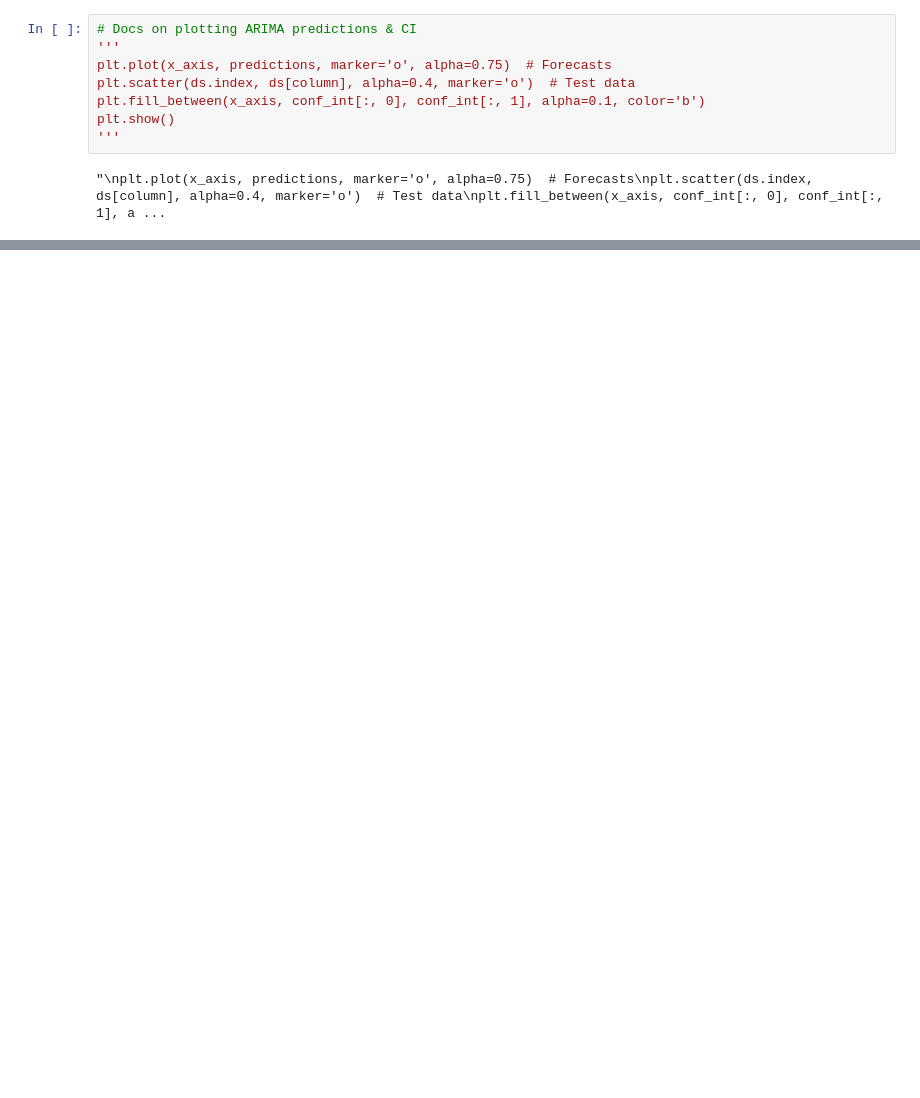
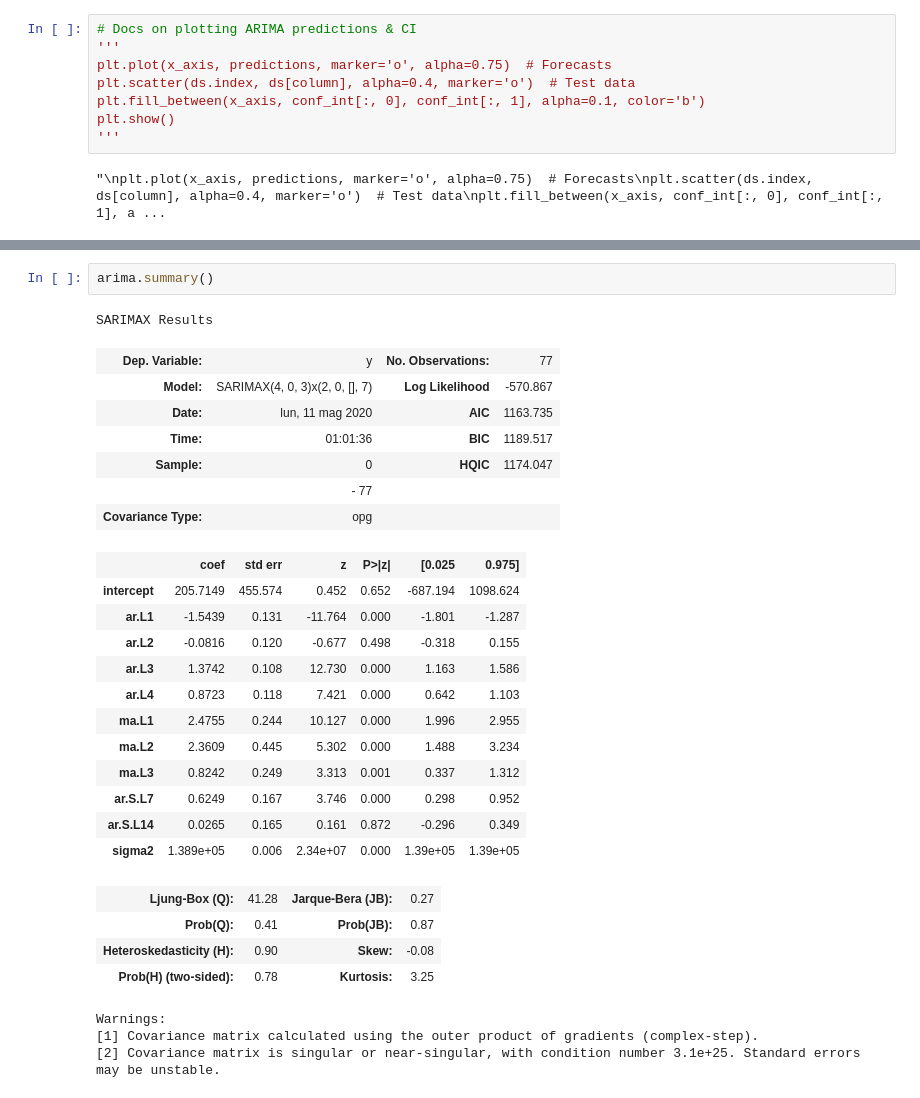
Before and after one commit to emazep/COVID-19-Statistics, a Jupyter notebook: src/italy_forecast_arima.ipynb, the cells around one changed output, grey strips where cells are left out. Cells and saved outputs as stored; diff of their text form; blank space fills up the shorter version.

```diff
--- a/src/italy_forecast_arima.ipynb
+++ b/src/italy_forecast_arima.ipynb
@@ -206,0 +209,30 @@ fig_ARIMA_totale_casi_DELTA = plot_predictions(
+# %%
+arima.summary()
+# %% [output]
+SARIMAX Results
+| Dep. Variable: | y | No. Observations: | 77 |
+| Model: | SARIMAX(4, 0, 3)x(2, 0, [], 7) | Log Likelihood | -570.867 |
+| Date: | lun, 11 mag 2020 | AIC | 1163.735 |
+| Time: | 01:01:36 | BIC | 1189.517 |
+| Sample: | 0 | HQIC | 1174.047 |
+|  | - 77 |  |  |
+| Covariance Type: | opg |  |  |
+|  | coef | std err | z | P>|z| | [0.025 | 0.975] |
+| intercept | 205.7149 | 455.574 | 0.452 | 0.652 | -687.194 | 1098.624 |
+| ar.L1 | -1.5439 | 0.131 | -11.764 | 0.000 | -1.801 | -1.287 |
+| ar.L2 | -0.0816 | 0.120 | -0.677 | 0.498 | -0.318 | 0.155 |
+| ar.L3 | 1.3742 | 0.108 | 12.730 | 0.000 | 1.163 | 1.586 |
+| ar.L4 | 0.8723 | 0.118 | 7.421 | 0.000 | 0.642 | 1.103 |
+| ma.L1 | 2.4755 | 0.244 | 10.127 | 0.000 | 1.996 | 2.955 |
+| ma.L2 | 2.3609 | 0.445 | 5.302 | 0.000 | 1.488 | 3.234 |
+| ma.L3 | 0.8242 | 0.249 | 3.313 | 0.001 | 0.337 | 1.312 |
+| ar.S.L7 | 0.6249 | 0.167 | 3.746 | 0.000 | 0.298 | 0.952 |
+| ar.S.L14 | 0.0265 | 0.165 | 0.161 | 0.872 | -0.296 | 0.349 |
+| sigma2 | 1.389e+05 | 0.006 | 2.34e+07 | 0.000 | 1.39e+05 | 1.39e+05 |
+| Ljung-Box (Q): | 41.28 | Jarque-Bera (JB): | 0.27 |
+| Prob(Q): | 0.41 | Prob(JB): | 0.87 |
+| Heteroskedasticity (H): | 0.90 | Skew: | -0.08 |
+| Prob(H) (two-sided): | 0.78 | Kurtosis: | 3.25 |
+Warnings:
+[1] Covariance matrix calculated using the outer product of gradients (complex-step).
+[2] Covariance matrix is singular or near-singular, with condition number 3.1e+25. Standard errors may be unstable.
```
Also changed, not shown: parts of 11 cells of this notebook, 2 other files.
